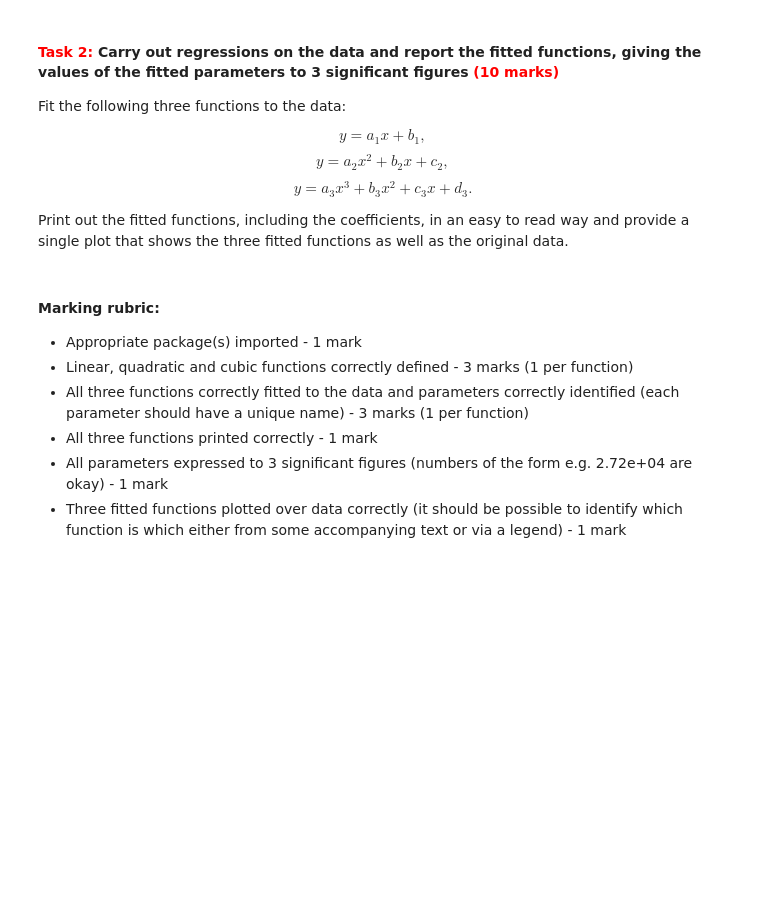
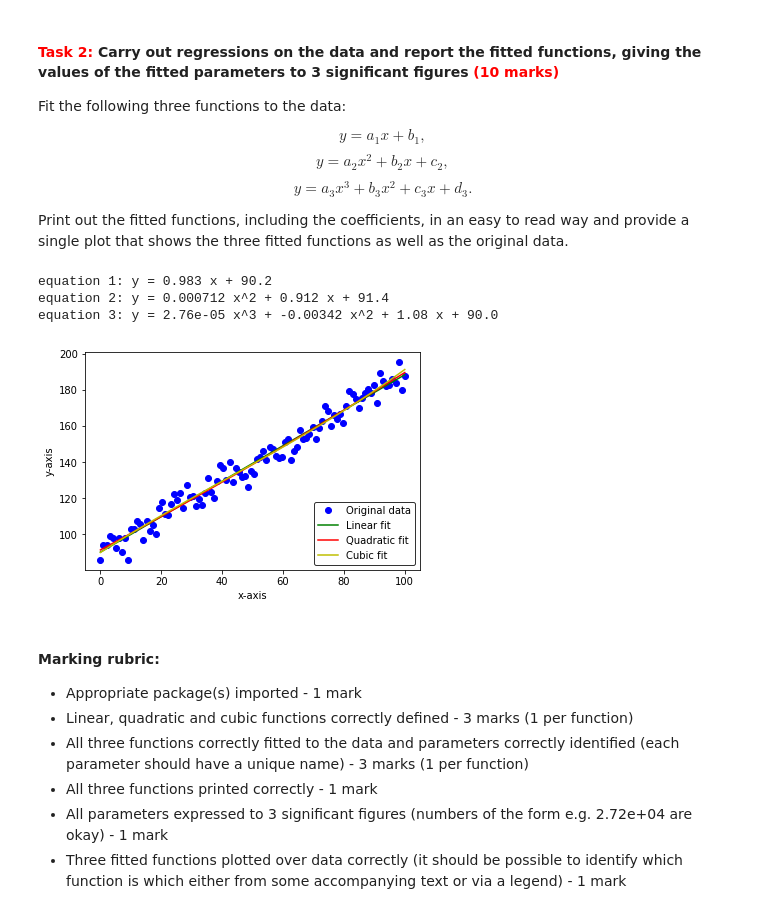
Before and after one commit to szy0/31101-course-materials, a Jupyter notebook: Formative_Coursework.ipynb, the cells around one changed output. Cells and saved outputs as stored; diff of their text form; code cells hidden in the pictures; blank space fills up the shorter version.

```diff
--- a/Formative_Coursework.ipynb
+++ b/Formative_Coursework.ipynb
@@ -47,6 +56,49 @@ $$y=a_2x^2+b_2x+c_2,$$
 $$y=a_3x^3+b_3x^2+c_3x+d_3.$$
 
 Print out the fitted functions, including the coefficients, in an easy to read way and provide a single plot that shows the three fitted functions as well as the original data.
+# %%
+from scipy.optimize import curve_fit
+def func1(x,a1,b1):
+    return a1*x + b1
+
+def func2(x,a2,b2,c2):
+    return a2*x**2 + b2*x + c2
+
+def func3(x,a3,b3,c3,d3):
+    return a3*x**3 + b3*x**2 + c3*x + d3
+
+result1, cov1 = curve_fit(func1,data[:,0],data[:,1])
+result2, cov2 = curve_fit(func2,data[:,0],data[:,1])
+result3, cov3 = curve_fit(func3,data[:,0],data[:,1])
+
+results = list(result1) + list(result2) + list(result3)
+results = [float('%.3g'%k) for k in results]
+
+[a1,b1,a2,b2,c2,a3,b3,c3,d3] = results
+
+print('equation 1: y = %s x + %s'%(a1,b1))
+print('equation 2: y = %s x^2 + %s x + %s'%(a2,b2,c2))
+print('equation 3: y = %s x^3 + %s x^2 + %s x + %s'%
+(a3,b3,c3,d3))
+
+x=np.linspace(0,100,100)
+
+plt.plot(data[:,0],data[:,1],'bo',label='Original data')
+plt.plot(x,func1(x,a1,b1),'g-',label='Linear fit')
+plt.plot(x,func2(x,a2,b2,c2),'r-',label='Quadratic fit')
+plt.plot(x,func3(x,a3,b3,c3,d3),'y-',label='Cubic fit')
+
+plt.xlabel('x-axis')
+plt.ylabel('y-axis')
+
+leg=plt.legend(loc='lower right',edgecolor='black',frameon=True)
+
+plt.show()
+# %% [output]
+equation 1: y = 0.983 x + 90.2
+equation 2: y = 0.000712 x^2 + 0.912 x + 91.4
+equation 3: y = 2.76e-05 x^3 + -0.00342 x^2 + 1.08 x + 90.0
+[figure, added]
 # %% [markdown]
 #### Marking rubric:
 
```
Also changed, not shown: parts of 3 cells of this notebook.
